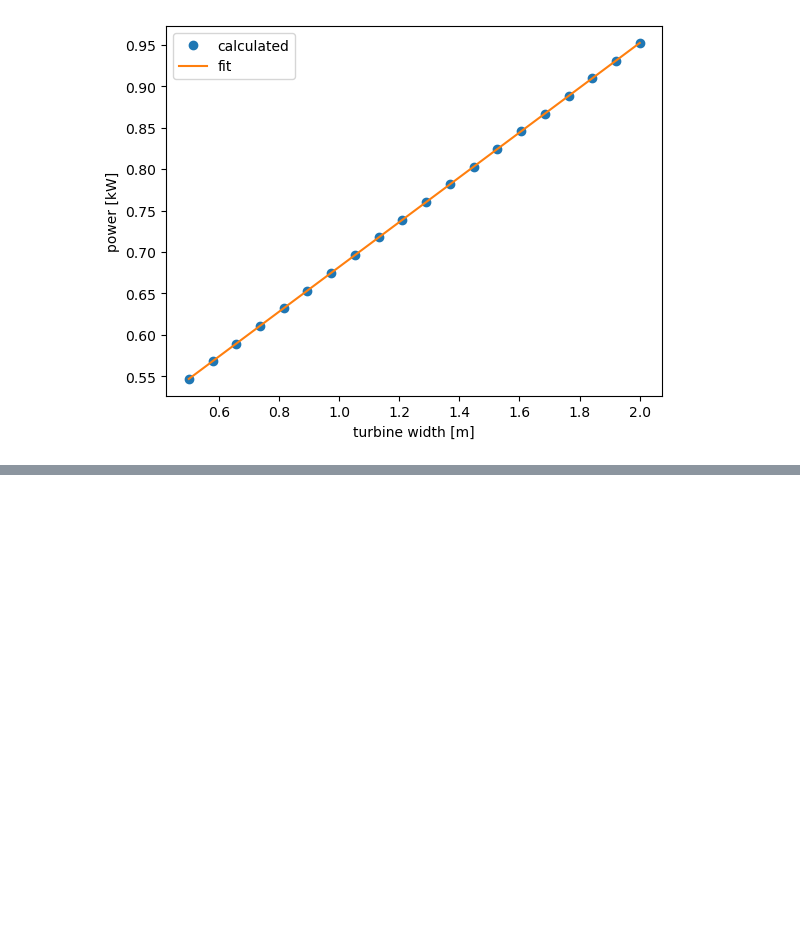
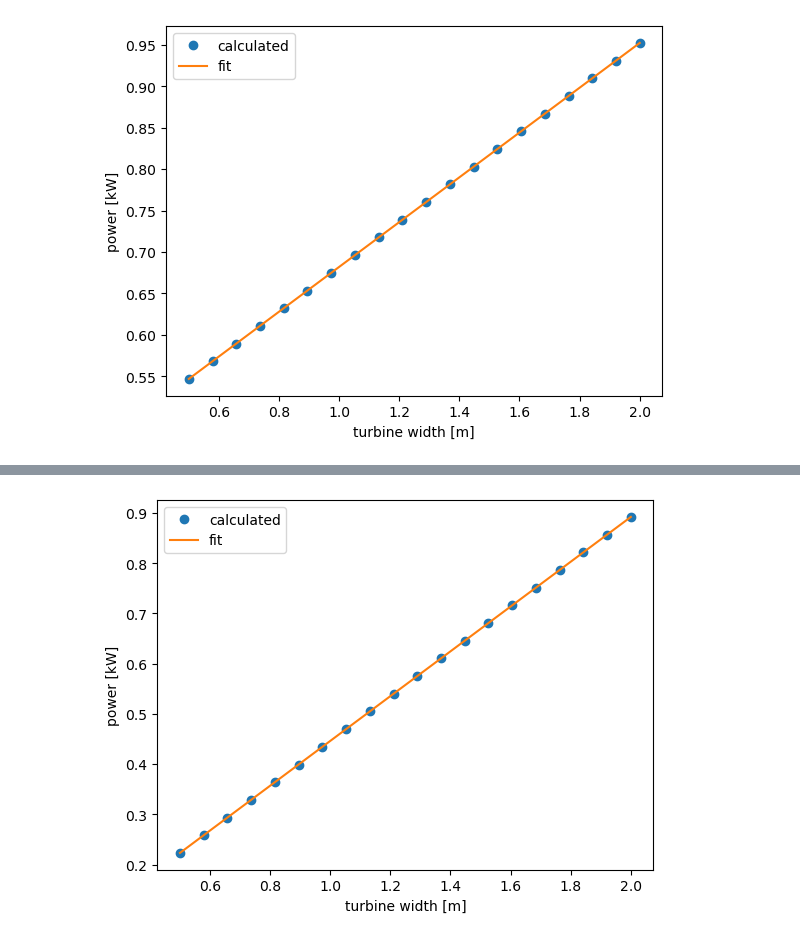
Before and after one commit to pilipb/DP4-code, a Jupyter notebook: graphing.ipynb, the cells around one changed output, grey strips where cells are left out. Saved outputs shown, nothing was run; the diff lists cells and outputs as text; code cells hidden in the pictures; blank space fills up the shorter version.

```diff
--- a/graphing.ipynb
+++ b/graphing.ipynb
@@ -266,0 +351,27 @@ plt.show()
+# %%
+# width sensitivity analysis
+
+# create a list of turbine widths
+widths = np.linspace(0.5, 2, 20)
+
+# create a list of power values
+power = []
+
+# loop through the turbine widths and calculate the power for each
+for width in widths:
+    under_turbine.__init__(river, width=width)
+    power.append(under_turbine.analysis()/1000)
+
+# plot the power vs turbine width
+plt.figure()
+plt.plot(widths, power, 'o', label='calculated')
+
+# plot the line of best fit
+plt.plot(np.unique(widths), np.poly1d(np.polyfit(widths, power, 1))(np.unique(widths)), label='fit')
+
+plt.xlabel('turbine width [m]')
+plt.ylabel('power [kW]')
+plt.legend()
+plt.show()
+# %% [output]
+[figure, added]
```
Also changed, not shown: parts of 5 cells of this notebook, 1 other file.
